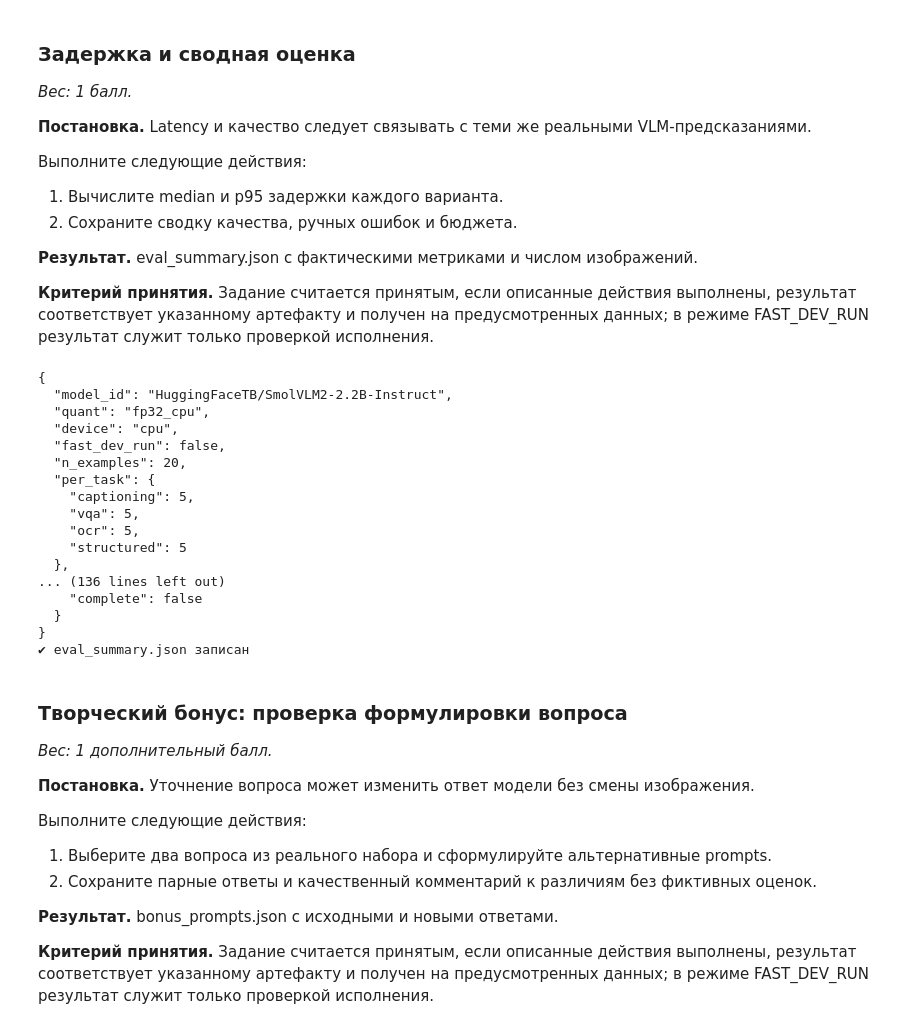
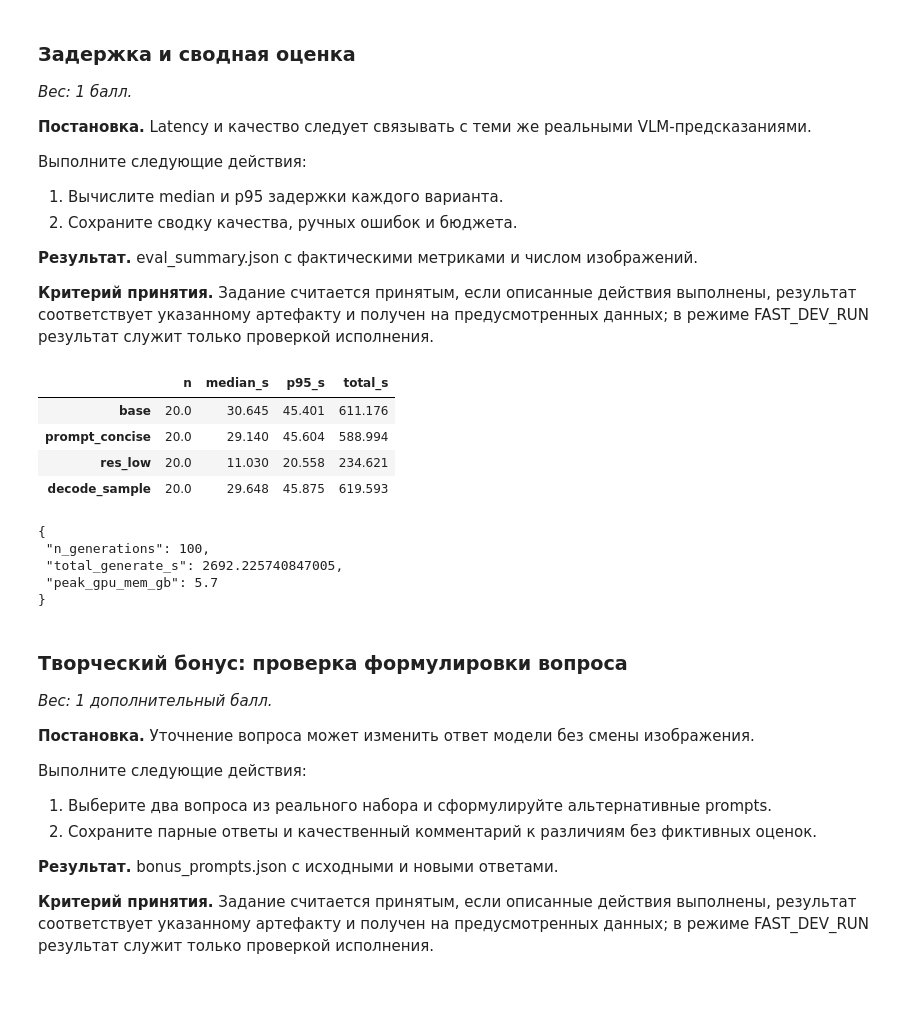
Before and after one commit to bysischpok/ML_sota, a Jupyter notebook: lab6_sota/lab6_sota.ipynb, the cells around one changed output. Drawn from its saved outputs; the diff is of its cells as text; code cells hidden in the pictures; blank space fills up the shorter version.

```diff
--- a/lab6_sota/lab6_sota.ipynb
+++ b/lab6_sota/lab6_sota.ipynb
@@ -701,58 +709,34 @@ check(bool(abl_quality), "ablation_quality.json записан")
 
 **Критерий принятия.** Задание считается принятым, если описанные действия выполнены, результат соответствует указанному артефакту и получен на предусмотренных данных; в режиме FAST_DEV_RUN результат служит только проверкой исполнения.
 # %%
-# Реализуйте это задание по постановке выше.
-def lat_stats(rows):
-    arr = np.array([r["latency_s"] for r in rows], dtype=float)
-    if len(arr) == 0:
-        return {"n": 0, "median_s": None, "p95_s": None}
-    return {"n": int(len(arr)),
-            "median_s": float(np.median(arr)),
-            "p95_s":    float(np.quantile(arr, 0.95))}
-
-lat_base   = lat_stats(preds)
-lat_by_cfg = {cfg: lat_stats(rows) for cfg, rows in abl_by_cfg.items()}
-
-# Подхватываем актуальный error_report
-with open(ARTIFACTS / "error_report.json", encoding="utf-8") as f:
-    er = json.load(f)
-
-summary = {
-    "model_id": MODEL_ID,
-    "quant": QUANT,
-    "device": DEVICE,
-    "fast_dev_run": FAST_DEV_RUN,
-    "n_examples": len(examples),
-    "per_task": {t: sum(1 for ex in examples if ex["task"] == t)
-                 for t in ("captioning", "vqa", "ocr", "structured")},
-    "metrics": metrics,
-    "ablation_quality": abl_quality,
-    "latency": {"base": lat_base, "by_config": lat_by_cfg},
-    "manual_review": {"total": er["total"], "reviewed": er["reviewed"],
-                      "complete": er["complete"]},
-}
-with open(ARTIFACTS / "eval_summary.json", "w", encoding="utf-8") as f:
-    json.dump(summary, f, ensure_ascii=False, indent=2)
-print(json.dumps(summary, ensure_ascii=False, indent=2))
-check(summary["n_examples"] > 0, "eval_summary.json записан")
+# === 10. Задержка и сводная оценка ===
+latency = {}
+for name, rows in ablation.items():
+    lat = np.array([r["latency_s"] for r in rows])
+    latency[name] = {"n": len(lat), "median_s": float(np.median(lat)), "p95_s": float(np.percentile(lat, 95)), "total_s": float(lat.sum())}
+error_report = make_error_report()
+eval_summary = {"model": model_info, "n_images": len({e["image"] for e in examples}), "n_examples": len(examples),
+                "tasks": dict(Counter(e["task"] for e in examples)), "fast_dev_run": FAST_DEV_RUN,
+                "main_metrics": metrics["by_category"], "ablation_quality": {n: {k: v for k, v in q.items() if k != "config"} for n, q in ablation_quality.items()},
+                "latency": latency,
+                "manual_errors": {k: error_report[k] for k in ("n_reviewed", "n_pending", "status", "error_counts")},
+                "budget": {"n_generations": sum(len(v) for v in ablation.values()) + len(predictions),
+                           "total_generate_s": float(sum(l["total_s"] for l in latency.values()) + sum(p["latency_s"] for p in predictions)),
+                           "peak_gpu_mem_gb": round(torch.cuda.max_memory_allocated() / 1e9, 2) if DEVICE == "cuda" else None}}
+json.dump(eval_summary, open(ARTIFACTS / "eval_summary.json", "w"), indent=2, ensure_ascii=False)
+display(pd.DataFrame(latency).T.round(3))
+print(json.dumps(eval_summary["budget"], indent=1))
 # %% [output]
+|  | n | median_s | p95_s | total_s |
+| base | 20.0 | 30.645 | 45.401 | 611.176 |
+| prompt_concise | 20.0 | 29.140 | 45.604 | 588.994 |
+| res_low | 20.0 | 11.030 | 20.558 | 234.621 |
+| decode_sample | 20.0 | 29.648 | 45.875 | 619.593 |
 {
-  "model_id": "HuggingFaceTB/SmolVLM2-2.2B-Instruct",
-  "quant": "fp32_cpu",
-  "device": "cpu",
-  "fast_dev_run": false,
-  "n_examples": 20,
-  "per_task": {
-    "captioning": 5,
-    "vqa": 5,
-    "ocr": 5,
-    "structured": 5
-  },
-... (136 lines left out)
-    "complete": false
-  }
+ "n_generations": 100,
+ "total_generate_s": 2692.225740847005,
+ "peak_gpu_mem_gb": 5.7
 }
-✔ eval_summary.json записан
 # %% [markdown]
 ### Творческий бонус: проверка формулировки вопроса
 
```
Also changed, not shown: parts of 18 cells of this notebook.
